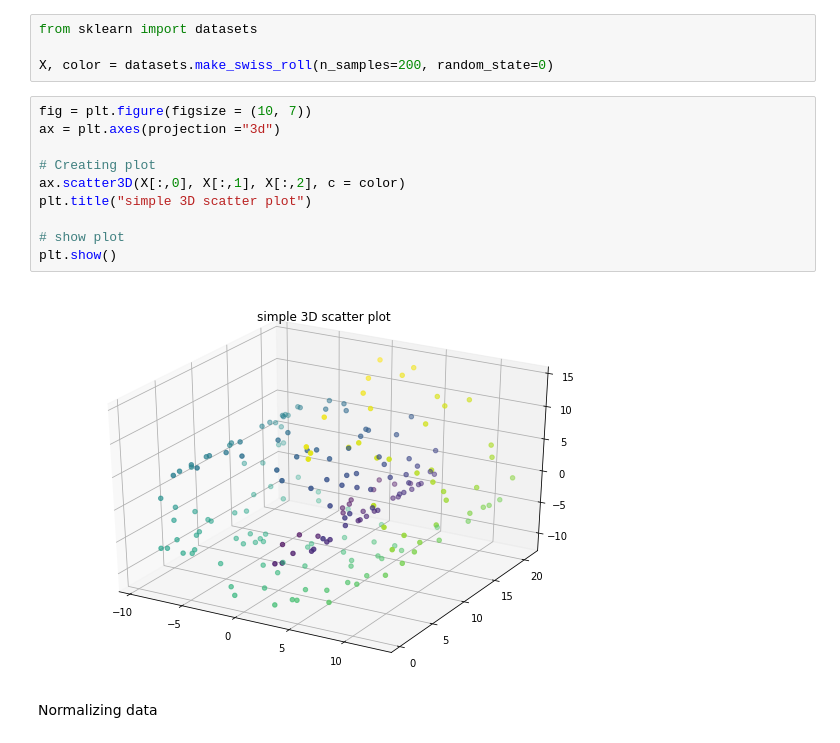
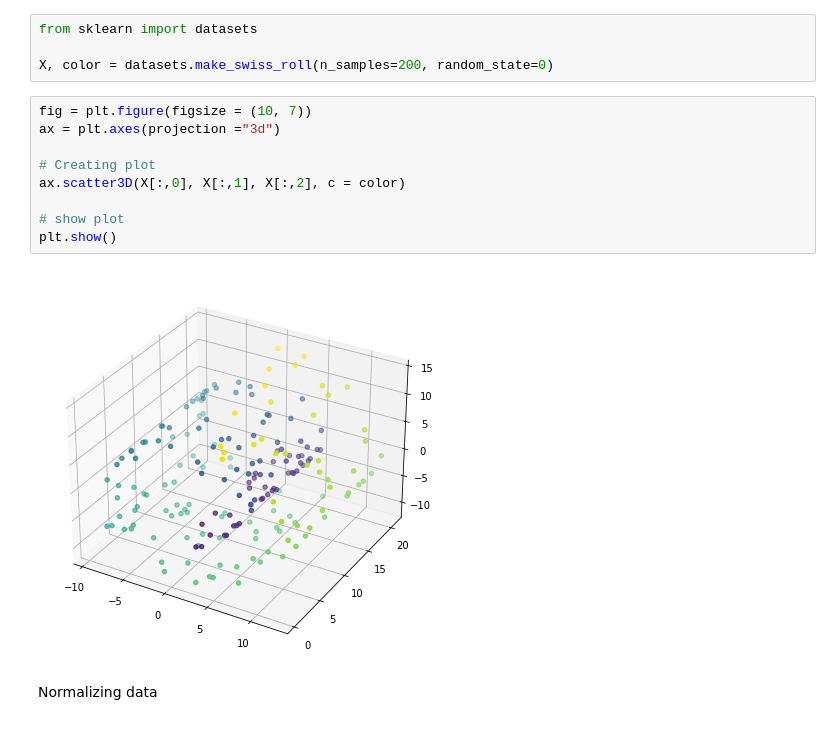
Before and after one commit to unverciftci/toUniform, a Jupyter notebook: DatatoUniformSR.ipynb, the cells around one changed output. Cells and saved outputs as stored; diff of their text form.

```diff
--- a/DatatoUniformSR.ipynb
+++ b/DatatoUniformSR.ipynb
@@ -24,15 +24,14 @@ X, color = datasets.make_swiss_roll(n_samples=200, random_state=0)
 # %%
 fig = plt.figure(figsize = (10, 7))
 ax = plt.axes(projection ="3d")
 
 # Creating plot
 ax.scatter3D(X[:,0], X[:,1], X[:,2], c = color)
-plt.title("simple 3D scatter plot")
 
 # show plot
 plt.show()
 # %% [output]
-[figure, old version]
+[figure, new version]
 # %% [markdown]
 Normalizing data
 # %%
```
